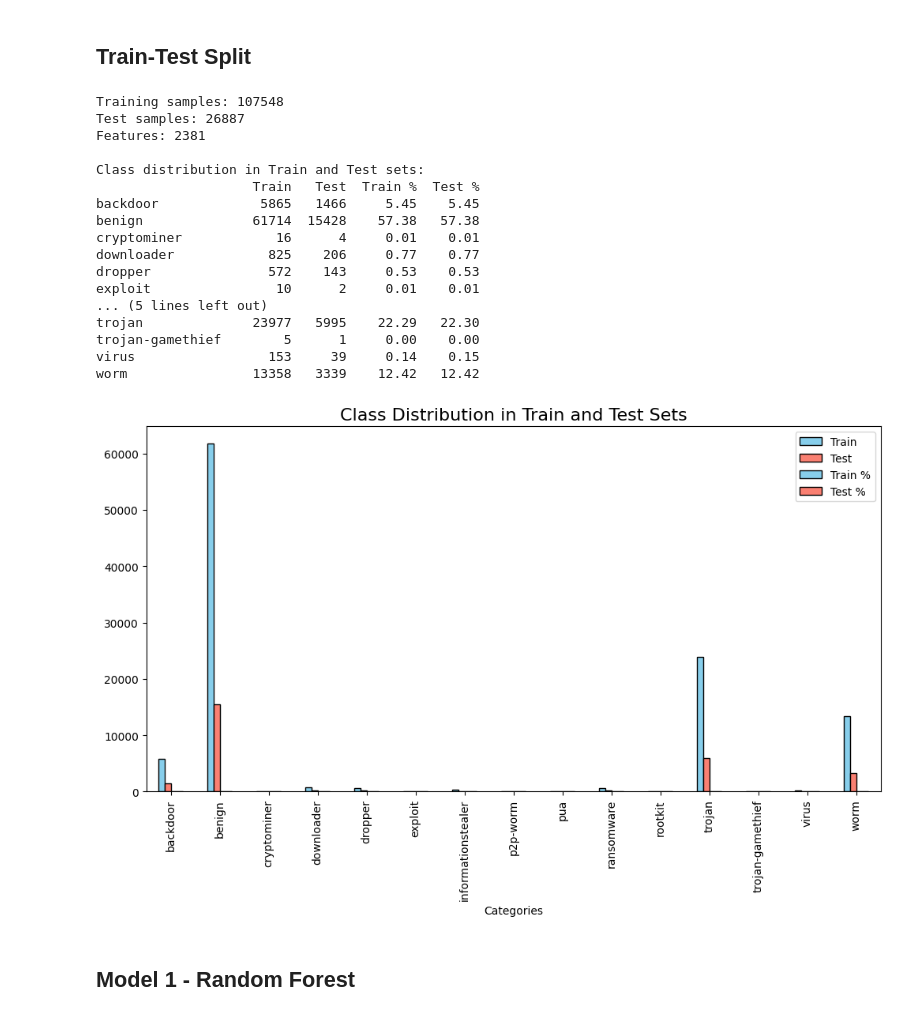
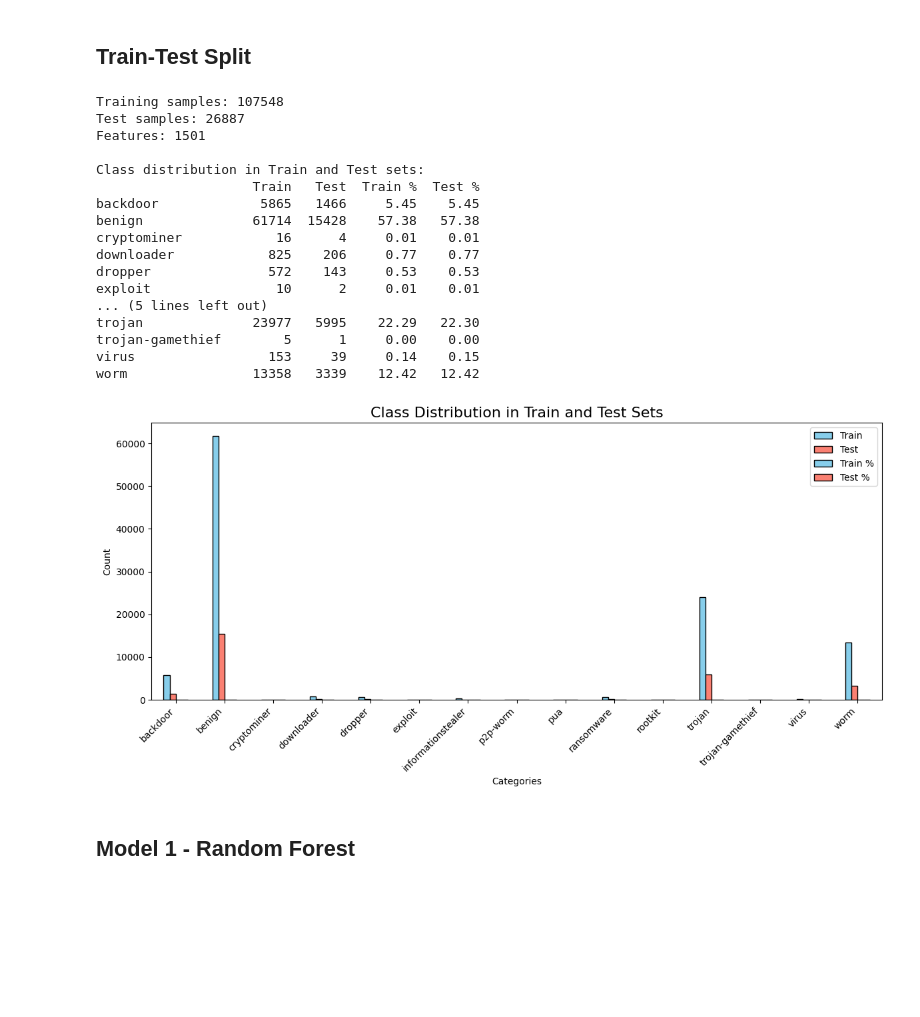
Before and after one commit to razu14396/COMP8325_A2, a Jupyter notebook: Group13_COMP8325_A2_Task1_Source_Code.ipynb, the cells around one changed output. Drawn from its saved outputs; the diff is of its cells as text; code cells hidden in the pictures; blank space fills up the shorter version.

```diff
--- a/Group13_COMP8325_A2_Task1_Source_Code.ipynb
+++ b/Group13_COMP8325_A2_Task1_Source_Code.ipynb
@@ -102,6 +104,14 @@ X = np.nan_to_num(X, nan=0.0, posinf=0.0, neginf=0.0)
 print(f'Nan count after cleaning: {np.isnan(X).sum()}')
 print(f'Inf count after cleaning: {np.isinf(X).sum()}')
 
+print(f'Features before selection: {X.shape[1]}')
+selector = VarianceThreshold(threshold=0.01)
+X_selected = selector.fit_transform(X)
+print(f'Features after selection: {X_selected.shape[1]}')
+joblib.dump(selector, 'variance_selector.pkl')
+del X_all
+gc.collect()
+
 # Encode string labels to integers
 label_encoder = LabelEncoder()
 y_encoded = label_encoder.fit_transform(y_labels)
@@ -121,7 +131,6 @@ for p in ax.patches:
                 ha='center', va='center', fontsize=12, color='black', xytext=(0, 5),
                 textcoords='offset points')
 plt.tight_layout()
-plt.savefig('class_distribution.png')
 plt.savefig('class_distribution.png', dpi=300)
 plt.show()
 # %% [output]
@@ -141,7 +152,7 @@ Classes (15): ['backdoor' 'benign' 'cryptominer' 'downloader' 'dropper' 'exploit
 # %%
 # 80/20 split - preserving class proportions
 X_train, X_test, y_train, y_test = train_test_split(
-    X, y_encoded, test_size=0.2, random_state=RANDOM_STATE, stratify=y_encoded
+    X_selected, y_encoded, test_size=0.2, random_state=RANDOM_STATE, stratify=y_encoded
 )
 
 print(f'Training samples: {X_train.shape[0]}')
@@ -149,35 +160,40 @@ print(f'Test samples: {X_test.shape[0]}')
 print(f'Features: {X_train.shape[1]}')
 
 # Verify class distribution in train and test sets
 train_dist = pd.Series(label_encoder.inverse_transform(y_train)).value_counts()
 test_dist = pd.Series(label_encoder.inverse_transform(y_test)).value_counts()
 split_check = pd.DataFrame({'Train': train_dist, 'Test': test_dist})
 split_check['Train %'] = (split_check['Train'] / split_check['Train'].sum() * 100).round(2)
 split_check['Test %'] = (split_check['Test'] / split_check['Test'].sum() * 100).round(2)
 split_check.plot(kind='bar', figsize=(12, 6), color=['skyblue', 'salmon'], edgecolor='black')
 plt.title('Class Distribution in Train and Test Sets', fontsize=16)
 plt.xlabel('Categories')
 print('\nClass distribution in Train and Test sets:')
 print(split_check)
+plt.ylabel('Count')
+plt.xticks(rotation=45, ha='right')
+plt.tight_layout()
+plt.savefig('train_test_distribution.png', dpi=300)
+plt.show()
 # %% [output]
 Training samples: 107548
 Test samples: 26887
-Features: 2381
+Features: 1501
 
 Class distribution in Train and Test sets:
                     Train   Test  Train %  Test %
 backdoor             5865   1466     5.45    5.45
 benign              61714  15428    57.38   57.38
 cryptominer            16      4     0.01    0.01
 downloader            825    206     0.77    0.77
 dropper               572    143     0.53    0.53
 exploit                10      2     0.01    0.01
 ... (5 lines left out)
 trojan              23977   5995    22.29   22.30
 trojan-gamethief        5      1     0.00    0.00
 virus                 153     39     0.14    0.15
 worm                13358   3339    12.42   12.42
-[figure, old version]
+[figure, new version]
 # %% [markdown]
 ## Model 1 - Random Forest
 # %%
```
Also changed, not shown: parts of 9 cells of this notebook, 13 other files.
